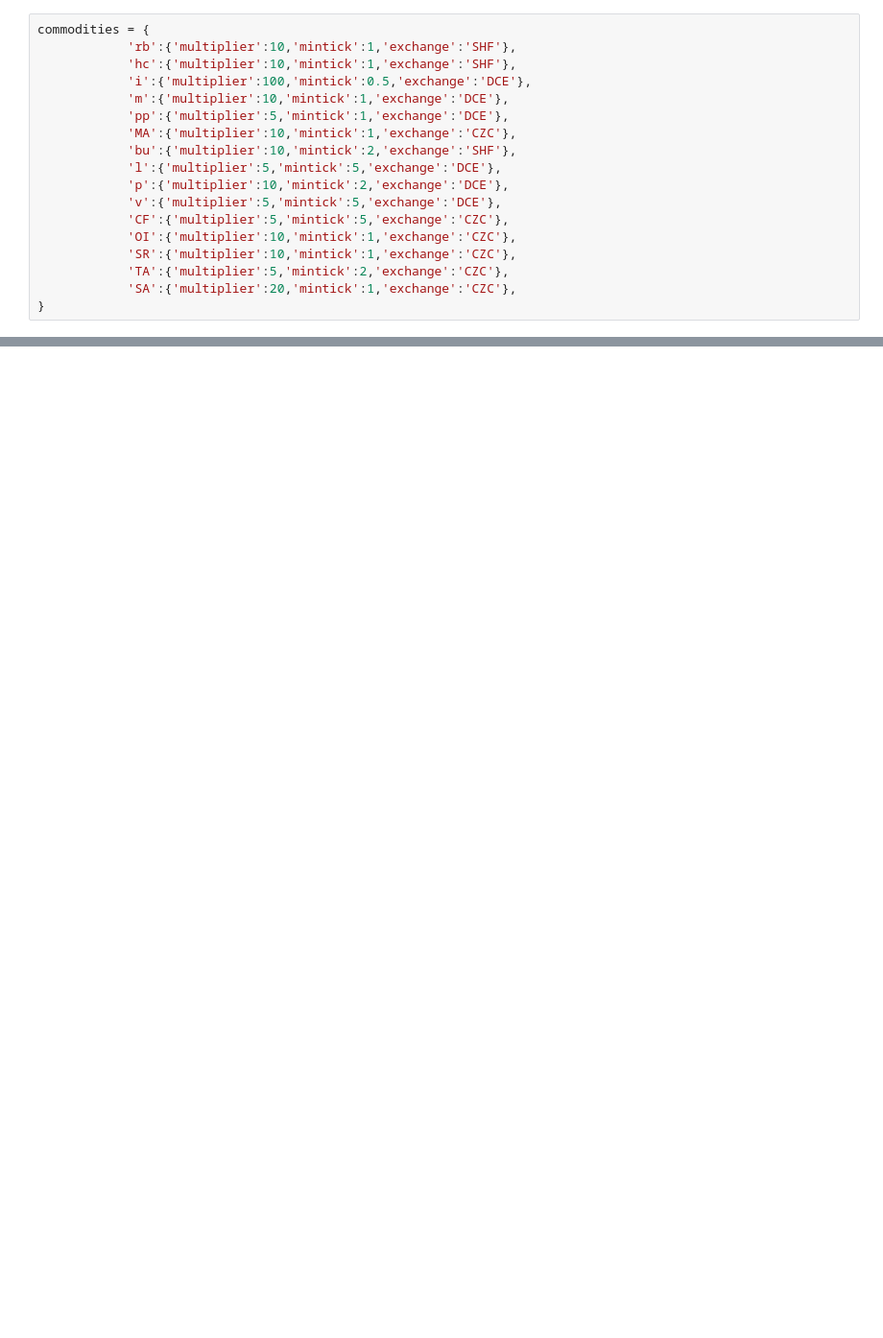
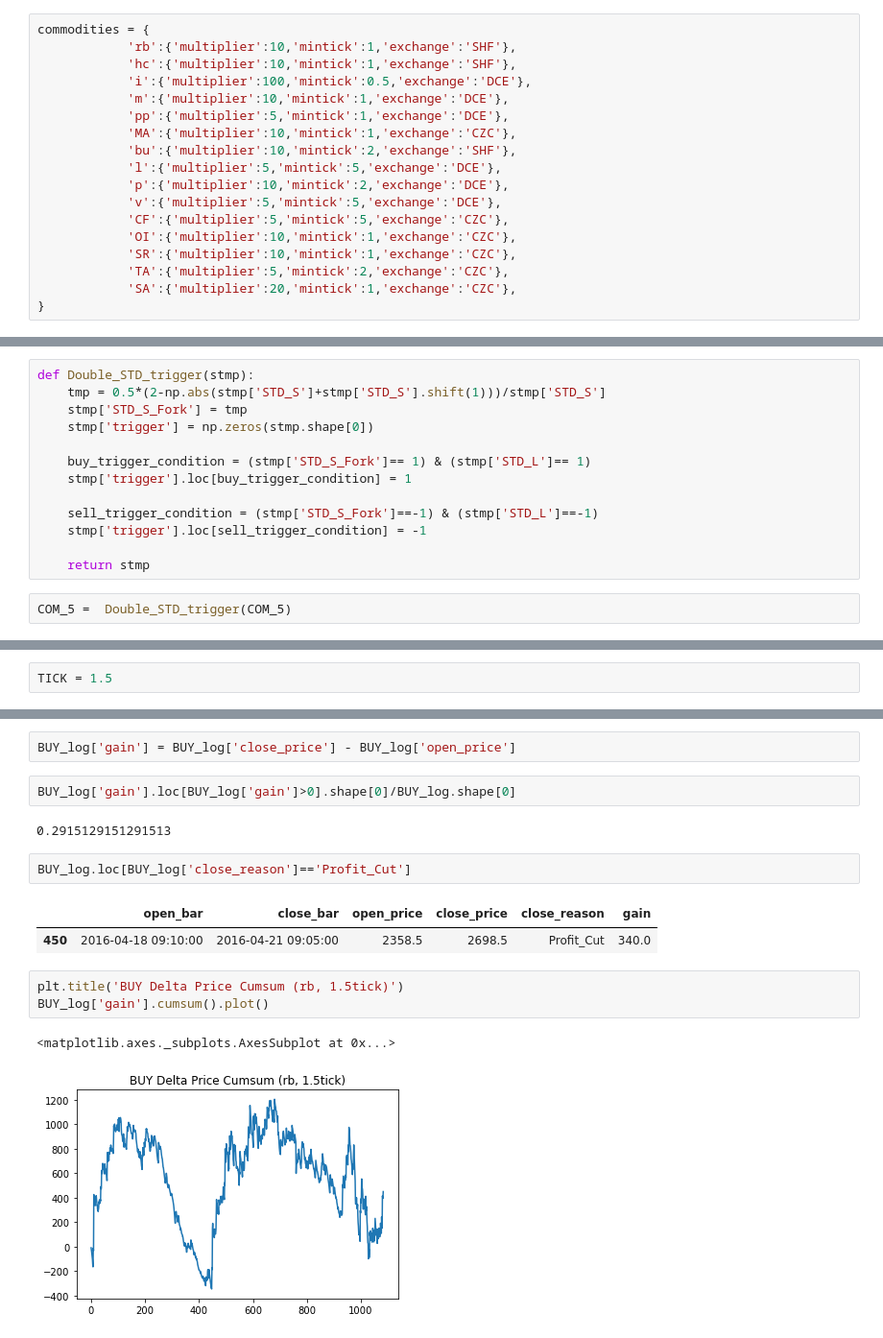
Before and after one commit to RichardS0268/Stock_cn_T0_Trend, a Jupyter notebook: CTA_data.ipynb, the cells around one changed output, grey strips where cells are left out. Shown at 96% size. Saved outputs shown, nothing was run; the diff lists cells and outputs as text; blank space fills up the shorter version.

```diff
--- a/CTA_data.ipynb
+++ b/CTA_data.ipynb
@@ -100,0 +225,15 @@ list(slice['CLOCK'][:500])
+# %%
+def Double_STD_trigger(stmp):
+    tmp = 0.5*(2-np.abs(stmp['STD_S']+stmp['STD_S'].shift(1)))/stmp['STD_S']
+    stmp['STD_S_Fork'] = tmp
+    stmp['trigger'] = np.zeros(stmp.shape[0])
+
+    buy_trigger_condition = (stmp['STD_S_Fork']== 1) & (stmp['STD_L']== 1)
+    stmp['trigger'].loc[buy_trigger_condition] = 1
+
+    sell_trigger_condition = (stmp['STD_S_Fork']==-1) & (stmp['STD_L']==-1)
+    stmp['trigger'].loc[sell_trigger_condition] = -1
+
+    return stmp
+# %%
+COM_5 =  Double_STD_trigger(COM_5)
@@ -100,0 +258,2 @@ list(slice['CLOCK'][:500])
+# %%
+TICK = 1.5
@@ -100,0 +324,17 @@ list(slice['CLOCK'][:500])
+# %%
+BUY_log['gain'] = BUY_log['close_price'] - BUY_log['open_price']
+# %%
+BUY_log['gain'].loc[BUY_log['gain']>0].shape[0]/BUY_log.shape[0]
+# %% [output]
+0.2915129151291513
+# %%
+BUY_log.loc[BUY_log['close_reason']=='Profit_Cut']
+# %% [output]
+|  | open_bar | close_bar | open_price | close_price | close_reason | gain |
+| 450 | 2016-04-18 09:10:00 | 2016-04-21 09:05:00 | 2358.5 | 2698.5 | Profit_Cut | 340.0 |
+# %%
+plt.title('BUY Delta Price Cumsum (rb, 1.5tick)')
+BUY_log['gain'].cumsum().plot()
+# %% [output]
+<matplotlib.axes._subplots.AxesSubplot at 0x...>
+[figure, added]
```
Also changed, not shown: parts of 60 cells of this notebook, 1 other file.
